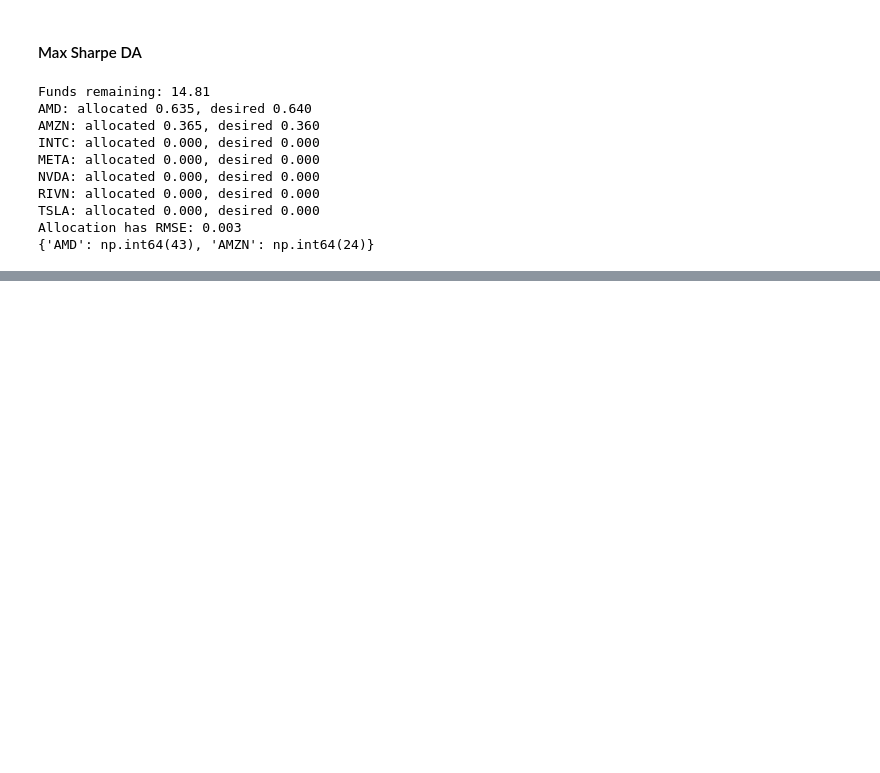
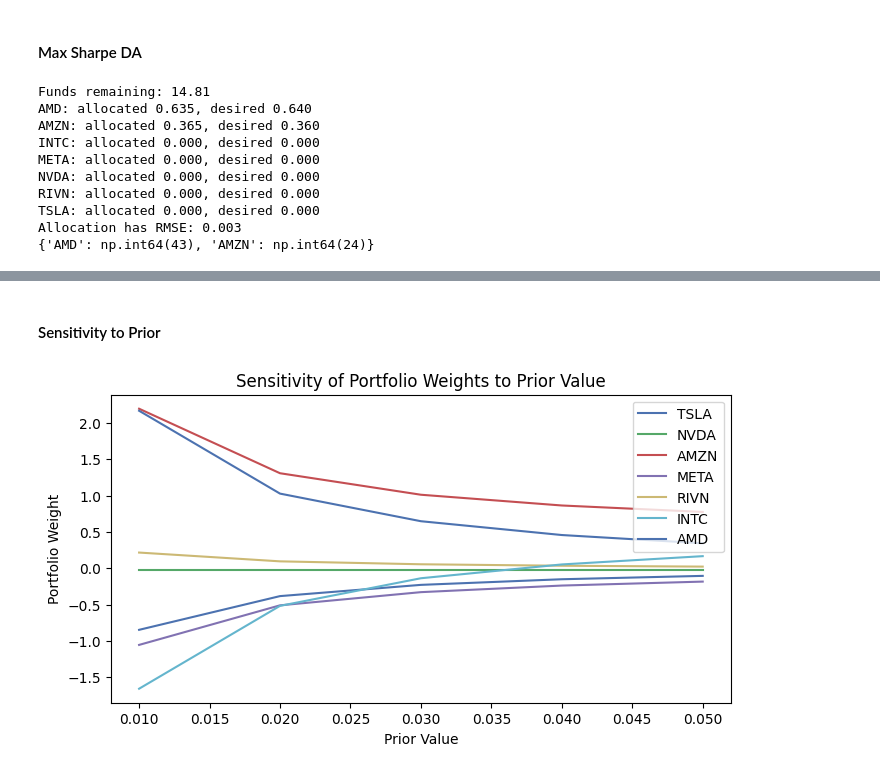
Before and after one commit to chantalmaskell/Black_Litterman_Portfolio_Optimisation, a Jupyter notebook: Completed_Models/benchmark_black_litterman.ipynb, the cells around one changed output, grey strips where cells are left out. Cells and saved outputs as stored; diff of their text form; code cells hidden in the pictures; blank space fills up the shorter version.

```diff
--- a/Completed_Models/benchmark_black_litterman.ipynb
+++ b/Completed_Models/benchmark_black_litterman.ipynb
@@ -415,0 +464,34 @@ Allocation has RMSE: 0.003
+# %% [markdown]
+#### Sensitivity to Prior
+# %%
+prior_values = np.linspace(0.01, 0.05, 5)
+results_prior = []
+
+for prior_value in prior_values:
+    prior_test = pd.Series(prior_value, index=tickers)
+
+    bl_model_prior = BlackLittermanModel(
+        cov_matrix=covariance_matrix,
+        pi=prior_test, # <-- Using the new Prior
+        absolute_views=None,
+        Q=relative_views,
+        P=picking_matrix,
+        omega="idzorek",
+        view_confidences=confidences,
+        tau=tau,
+        risk_aversion=delta[0]
+    )
+    posterior_weights_prior = bl_model_prior.bl_weights()
+    results_prior.append(posterior_weights_prior)
+
+plt.figure(figsize=(8, 4))
+for i, ticker in enumerate(tickers):
+    plt.plot(prior_values, [res[ticker] for res in results_prior], label=ticker)
+
+plt.xlabel("Prior Value")
+plt.ylabel("Portfolio Weight")
+plt.title("Sensitivity of Portfolio Weights to Prior Value")
+plt.legend()
+plt.show()
+# %% [output]
+[figure, added]
```
Also changed, not shown: parts of 9 cells of this notebook.
